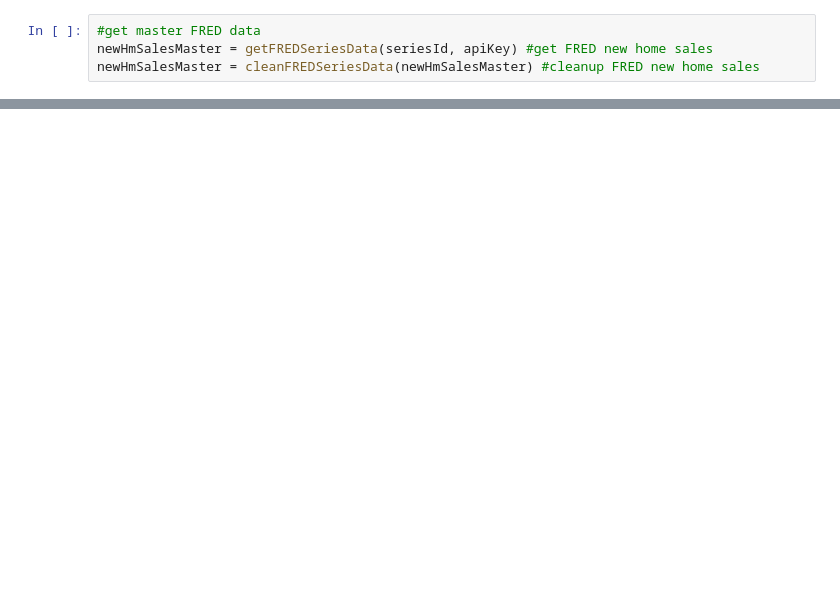
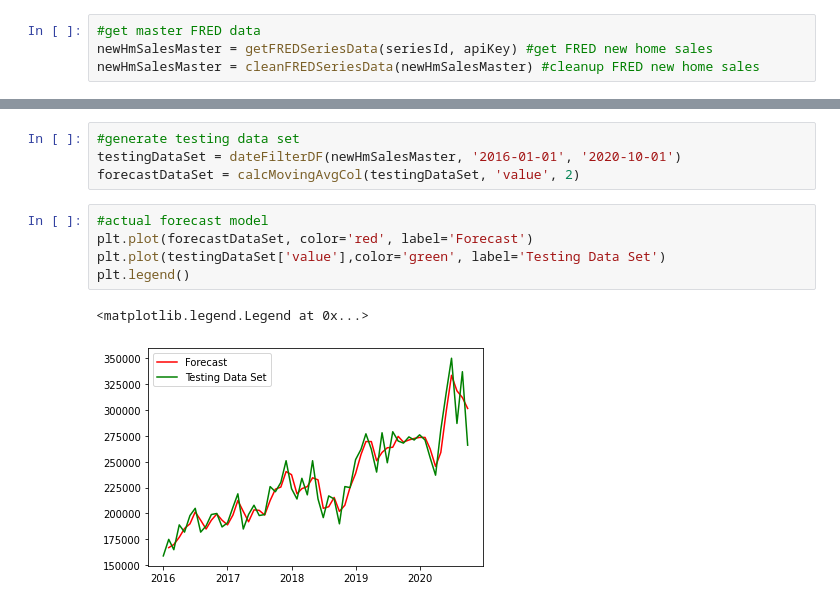
Before and after one commit to rock4777/FREDMacroHomeTrends, a Jupyter notebook: FRED New Homes Trend.ipynb, the cells around one changed output, grey strips where cells are left out. Saved outputs shown, nothing was run; the diff lists cells and outputs as text; blank space fills up the shorter version.

```diff
--- a/FRED New Homes Trend.ipynb
+++ b/FRED New Homes Trend.ipynb
@@ -89,0 +82,12 @@ plt.legend()
+# %%
+#generate testing data set
+testingDataSet = dateFilterDF(newHmSalesMaster, '2016-01-01', '2020-10-01')
+forecastDataSet = calcMovingAvgCol(testingDataSet, 'value', 2)
+# %%
+#actual forecast model
+plt.plot(forecastDataSet, color='red', label='Forecast')
+plt.plot(testingDataSet['value'],color='green', label='Testing Data Set')
+plt.legend()
+# %% [output]
+<matplotlib.legend.Legend at 0x...>
+[figure, added]
```
Also changed, not shown: parts of 7 cells of this notebook.
